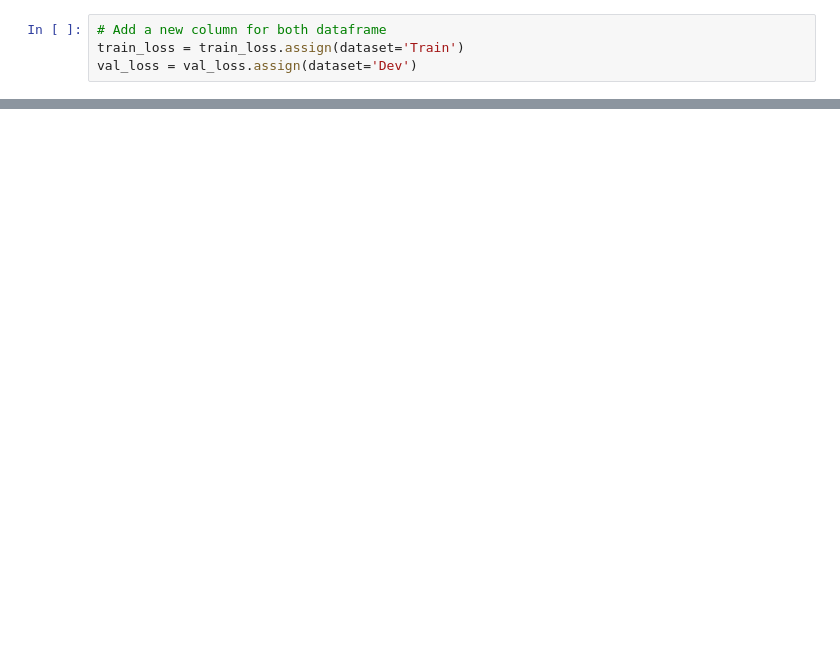
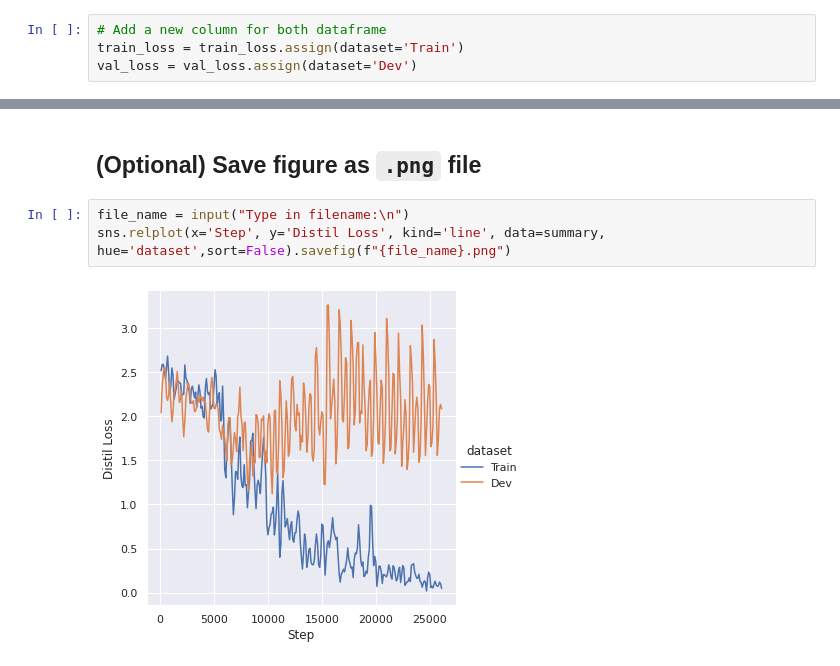
Before and after one commit to ProFatXuanAll/BERT-gang, a Jupyter notebook: plot_loss.ipynb, the cells around one changed output, grey strips where cells are left out. Drawn from its saved outputs; the diff is of its cells as text; blank space fills up the shorter version.

```diff
--- a/plot_loss.ipynb
+++ b/plot_loss.ipynb
@@ -180,0 +185,7 @@ sns.relplot(x='Step', y='Distil Loss', kind='line', data=summary, hue='dataset',
+# %% [markdown]
+## (Optional) Save figure as `.png` file
+# %%
+file_name = input("Type in filename:\n")
+sns.relplot(x='Step', y='Distil Loss', kind='line', data=summary, hue='dataset',sort=False).savefig(f"{file_name}.png")
+# %% [output]
+[figure, added]
```
Also changed, not shown: parts of 12 cells of this notebook, 1 other file.
